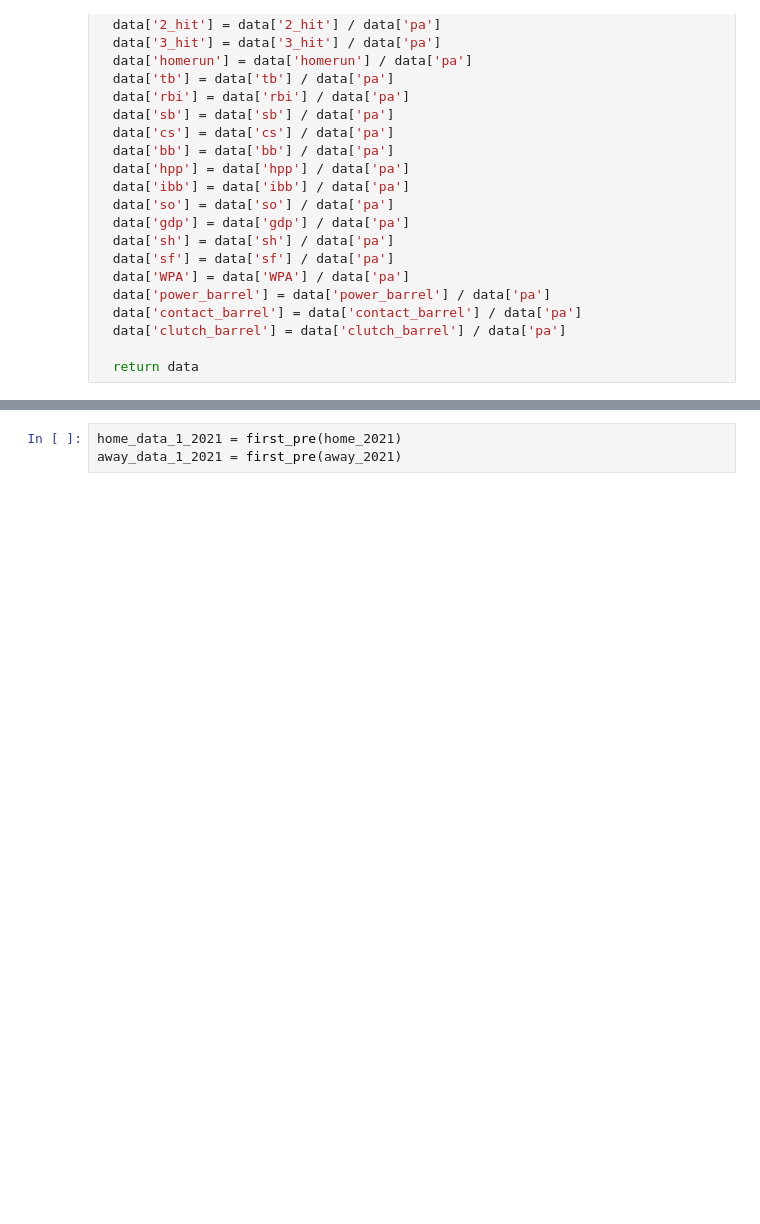
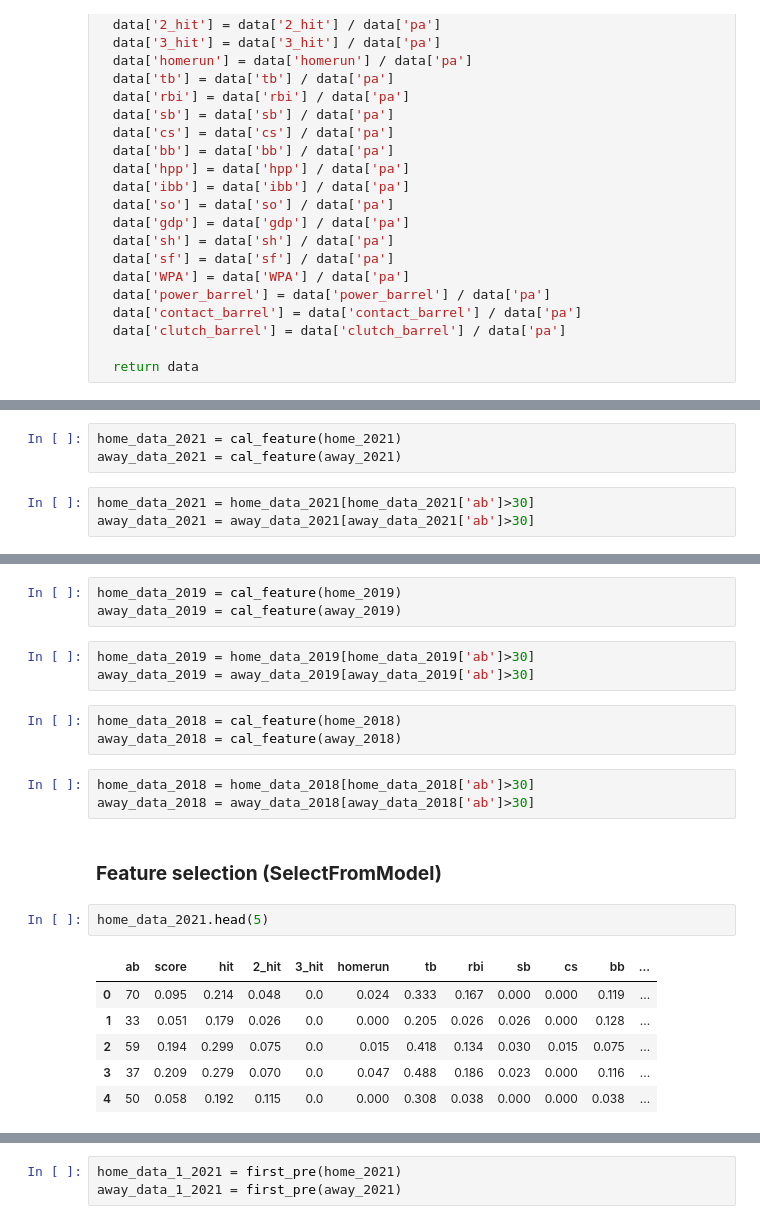
Before and after one commit to KimGriezmann/Bigcontest_2021, a Jupyter notebook: working_space_JaeHong/feature_selection.ipynb, the cells around one changed output, grey strips where cells are left out. Drawn from its saved outputs; the diff is of its cells as text; blank space fills up the shorter version.

```diff
--- a/working_space_JaeHong/feature_selection.ipynb
+++ b/working_space_JaeHong/feature_selection.ipynb
@@ -279,0 +338,6 @@ def make_percentage(data):
+# %%
+home_data_2021 = cal_feature(home_2021)
+away_data_2021 = cal_feature(away_2021)
+# %%
+home_data_2021 = home_data_2021[home_data_2021['ab']>30]
+away_data_2021 = away_data_2021[away_data_2021['ab']>30]
@@ -279,0 +350,23 @@ def make_percentage(data):
+# %%
+home_data_2019 = cal_feature(home_2019)
+away_data_2019 = cal_feature(away_2019)
+# %%
+home_data_2019 = home_data_2019[home_data_2019['ab']>30]
+away_data_2019 = away_data_2019[away_data_2019['ab']>30]
+# %%
+home_data_2018 = cal_feature(home_2018)
+away_data_2018 = cal_feature(away_2018)
+# %%
+home_data_2018 = home_data_2018[home_data_2018['ab']>30]
+away_data_2018 = away_data_2018[away_data_2018['ab']>30]
+# %% [markdown]
+### **Feature selection (SelectFromModel)**
+# %%
+home_data_2021.head(5)
+# %% [output]
+|  | ab | score | hit | 2_hit | 3_hit | homerun | tb | rbi | sb | cs | bb | ... |
+| 0 | 70 | 0.095 | 0.214 | 0.048 | 0.0 | 0.024 | 0.333 | 0.167 | 0.000 | 0.000 | 0.119 | ... |
+| 1 | 33 | 0.051 | 0.179 | 0.026 | 0.0 | 0.000 | 0.205 | 0.026 | 0.026 | 0.000 | 0.128 | ... |
+| 2 | 59 | 0.194 | 0.299 | 0.075 | 0.0 | 0.015 | 0.418 | 0.134 | 0.030 | 0.015 | 0.075 | ... |
+| 3 | 37 | 0.209 | 0.279 | 0.070 | 0.0 | 0.047 | 0.488 | 0.186 | 0.023 | 0.000 | 0.116 | ... |
+| 4 | 50 | 0.058 | 0.192 | 0.115 | 0.0 | 0.000 | 0.308 | 0.038 | 0.000 | 0.000 | 0.038 | ... |
```
Also changed, not shown: parts of 12 cells of this notebook.
